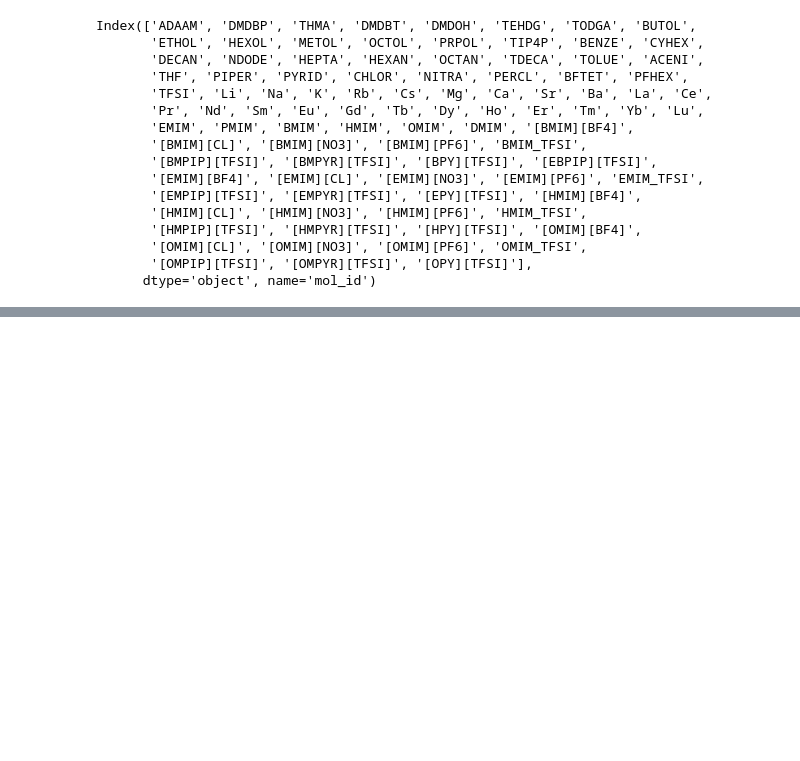
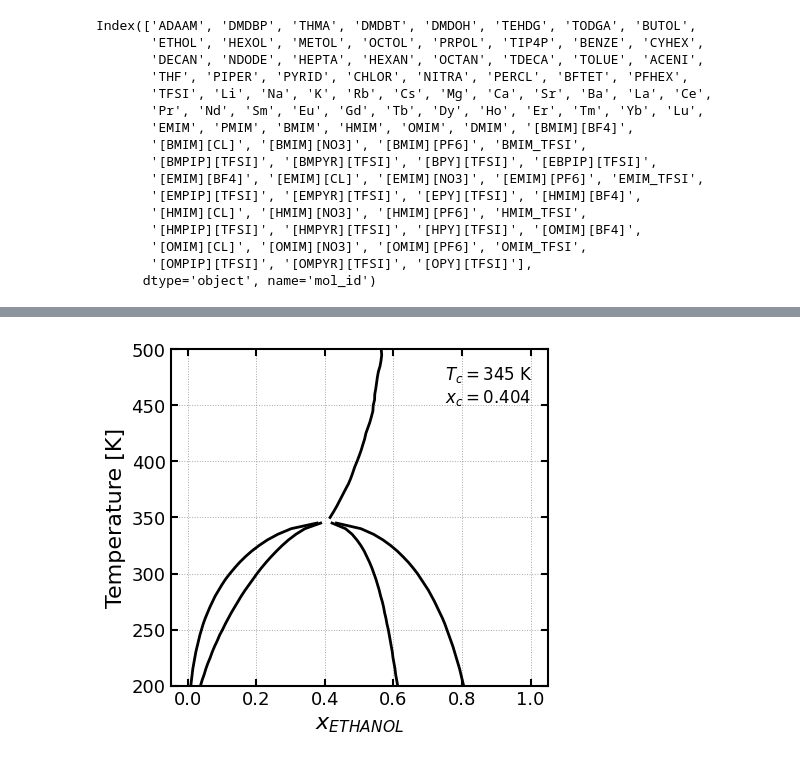
Before and after one commit to aperoutka/picmol, a Jupyter notebook: docs/examples/unifac_lle.ipynb, the cells around one changed output, grey strips where cells are left out. Saved outputs shown, nothing was run; the diff lists cells and outputs as text; code cells hidden in the pictures; blank space fills up the shorter version.

```diff
--- a/docs/examples/unifac_lle.ipynb
+++ b/docs/examples/unifac_lle.ipynb
@@ -64,0 +77,5 @@ phi_c: 0.302 ethanol
+# %%
+# labeled phase diagram with widom line
+plotter.binary_phase_diagram_widomline(basis='mol', show_fig=True)
+# %% [output]
+[figure, added]
```
Also changed, not shown: parts of 6 cells of this notebook, 5 other files.
